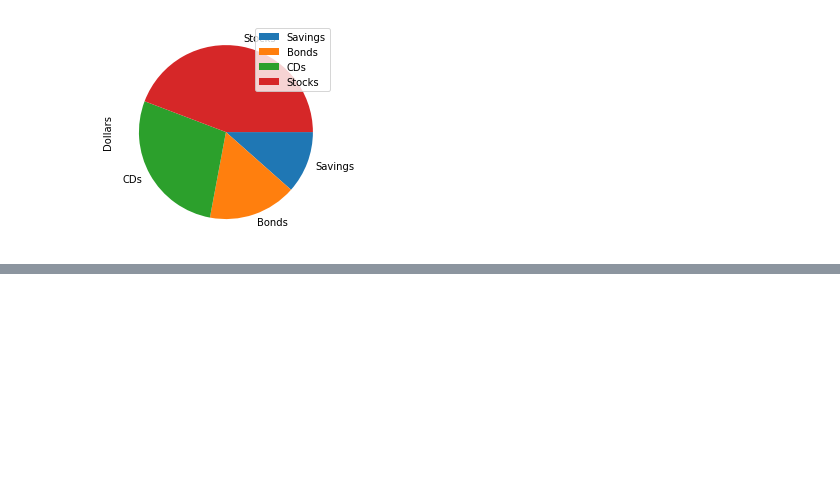
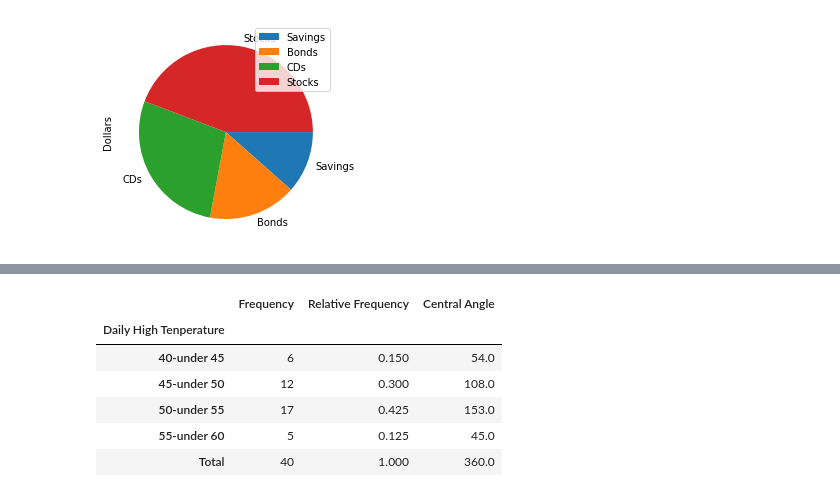
Before and after one commit to paulaonea/python-humongous-book-of-statistics, a Jupyter notebook: Chapter 1 - Displaying Descriptive Statistics.ipynb, the cells around one changed output, grey strips where cells are left out. Drawn from its saved outputs; the diff is of its cells as text; code cells hidden in the pictures; blank space fills up the shorter version.

```diff
--- a/Chapter 1 - Displaying Descriptive Statistics.ipynb
+++ b/Chapter 1 - Displaying Descriptive Statistics.ipynb
@@ -356,0 +360,16 @@ chart13.invert_yaxis()
+# %%
+tmp = pd.DataFrame({'Frequency': [6, 12, 17, 5]},
+                           index = ['40-under 45', '45-under 50', '50-under 55', '55-under 60'])
+tmp.index.name = 'Daily High Tenperature'
+tmp.loc['Total'] = tmp.sum()
+tmp['Relative Frequency'] = tmp['Frequency'] / tmp.loc['Total', 'Frequency']
+tmp['Central Angle'] = tmp['Relative Frequency'] * 360
+tmp
+# %% [output]
+|  | Frequency | Relative Frequency | Central Angle |
+| Daily High Tenperature |  |  |  |
+| 40-under 45 | 6 | 0.150 | 54.0 |
+| 45-under 50 | 12 | 0.300 | 108.0 |
+| 50-under 55 | 17 | 0.425 | 153.0 |
+| 55-under 60 | 5 | 0.125 | 45.0 |
+| Total | 40 | 1.000 | 360.0 |
```
Also changed, not shown: parts of 2 cells of this notebook.
